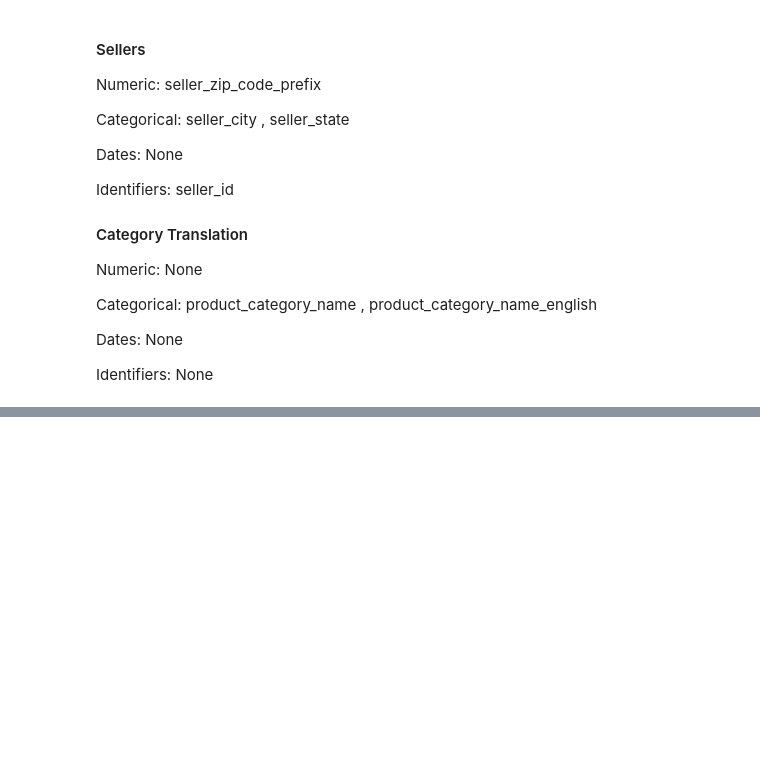
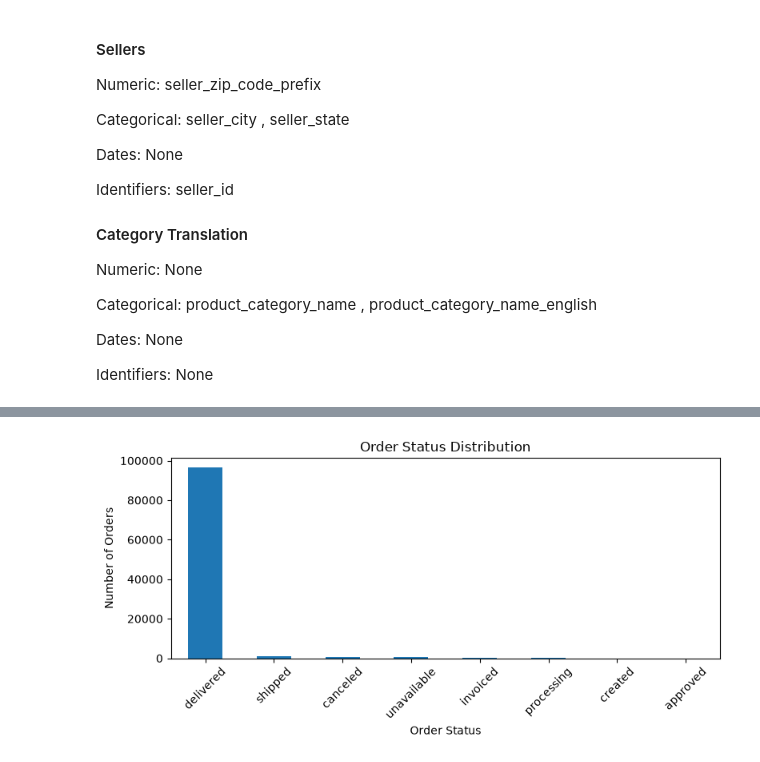
Before and after one commit to BhavyaAgrawat31/ML, a Jupyter notebook: notebooks/Lab01_OList_Dataset_Introduction.ipynb, the cells around one changed output, grey strips where cells are left out. Cells and saved outputs as stored; diff of their text form; code cells hidden in the pictures; blank space fills up the shorter version.

```diff
--- a/notebooks/Lab01_OList_Dataset_Introduction.ipynb
+++ b/notebooks/Lab01_OList_Dataset_Introduction.ipynb
@@ -290,0 +373,17 @@ missing_value_summary(orders)
+# %%
+plt.figure(figsize=(8, 4))
+
+orders["order_status"].value_counts().plot(kind="bar")
+
+plt.title("Order Status Distribution")
+plt.xlabel("Order Status")
+plt.ylabel("Number of Orders")
+plt.xticks(rotation=45)
+
+plt.tight_layout()
+
+plt.savefig("../figures/lab01_order_status_distribution.png")
+
+plt.show()
+# %% [output]
+[figure, added]
```
Also changed, not shown: parts of 19 cells of this notebook, 12 other files.
